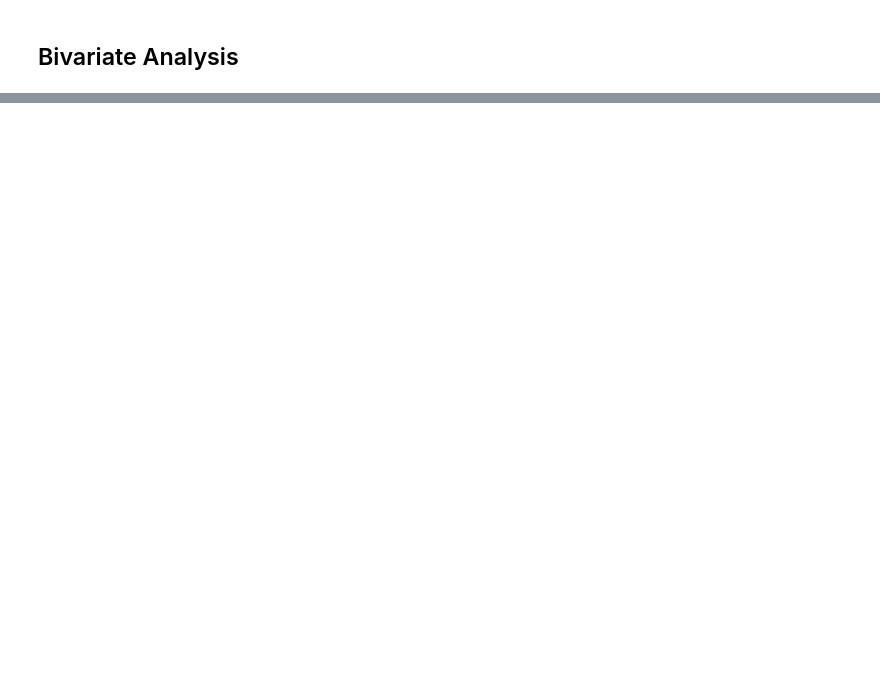
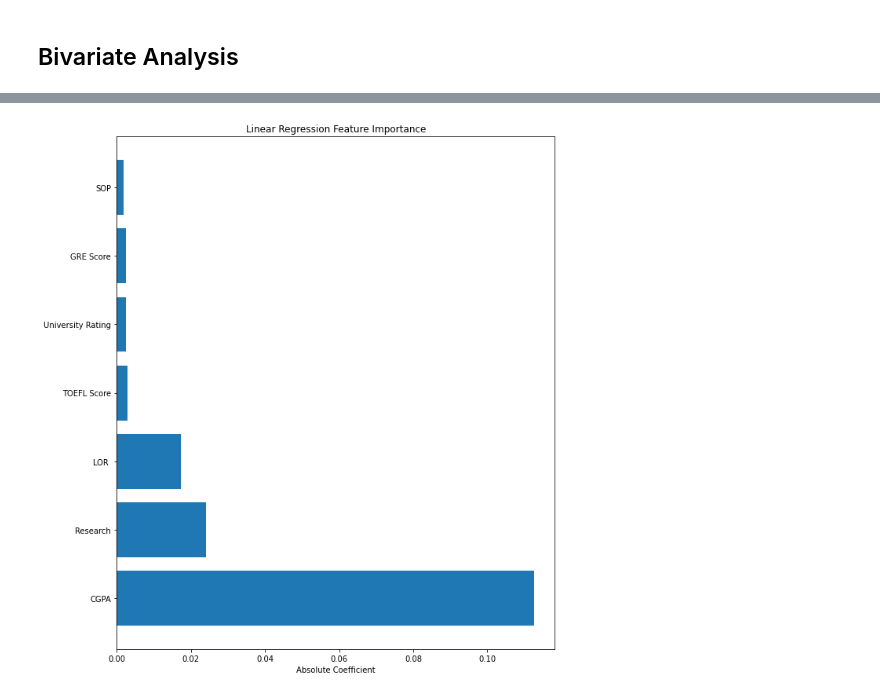
Before and after one commit to atomikkus/sql-projects, a Jupyter notebook: Jamboree/Jamboree_LogR.ipynb, the cells around one changed output, grey strips where cells are left out. Drawn from its saved outputs; the diff is of its cells as text; code cells hidden in the pictures; blank space fills up the shorter version.

Commit message:
Bivariate A, feature Importance A

```diff
--- a/Jamboree/Jamboree_LogR.ipynb
+++ b/Jamboree/Jamboree_LogR.ipynb
@@ -94,0 +116,28 @@ plt.show()
+# %%
+X = df.drop('Chance of Admit ', axis=1)
+y = df['Chance of Admit ']
+
+# Split the data into training and testing sets
+X_train, X_test, y_train, y_test = train_test_split(X, y, test_size=0.2, random_state=42)
+
+# Fit the linear regression model
+model = LinearRegression()
+model.fit(X_train, y_train)
+
+# Get feature names and corresponding coefficients
+feature_names = X.columns
+coefficients = model.coef_
+
+# Create a DataFrame to display feature names and their coefficients
+feature_importance_df = pd.DataFrame({'Feature': feature_names, 'Coefficient': coefficients})
+feature_importance_df['Absolute Coefficient'] = np.abs(feature_importance_df['Coefficient'])
+feature_importance_df = feature_importance_df.sort_values(by='Absolute Coefficient', ascending=False)
+
+# Plotting the feature importance
+plt.figure(figsize=(10, 12))
+plt.barh(feature_importance_df['Feature'], feature_importance_df['Absolute Coefficient'])
+plt.xlabel('Absolute Coefficient')
+plt.title('Linear Regression Feature Importance')
+plt.show()
+# %% [output]
+[figure, added]
```
Also changed, not shown: parts of 3 cells of this notebook, 1 other file.
